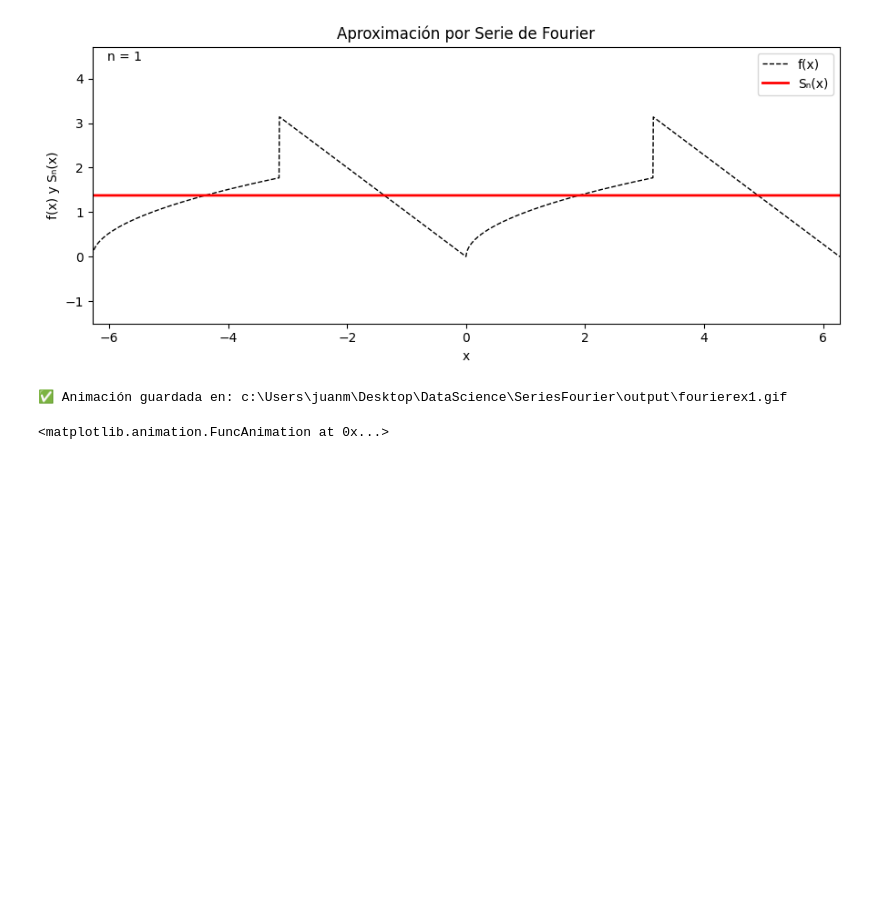
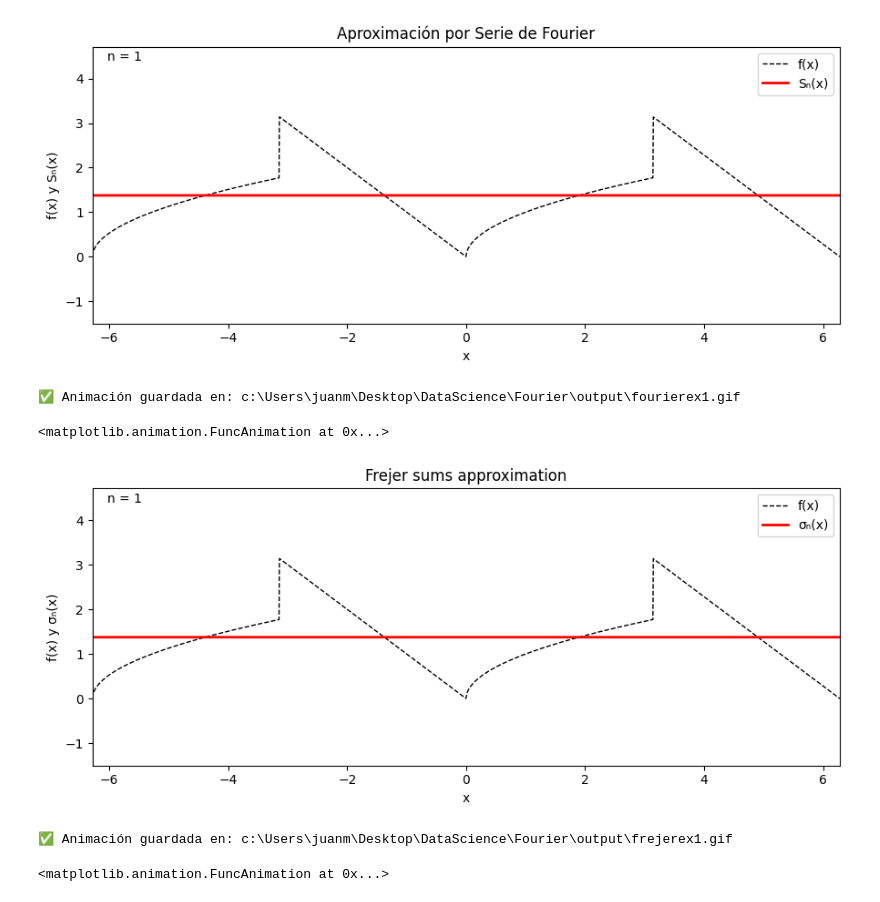
Before and after one commit to Juanmales115/FourierSeries, a Jupyter notebook: Example.ipynb, the cells around one changed output. Cells and saved outputs as stored; diff of their text form; code cells hidden in the pictures; blank space fills up the shorter version.

```diff
--- a/Example.ipynb
+++ b/Example.ipynb
@@ -5,13 +5,19 @@ import numpy as np
 def f_base(x):
     return np.where(x <= 0, np.abs(x), np.sqrt(x))
 def f(x):
-    return f_periodic(f_base, x)
+    return ff.f_periodic(f_base, x)
 
-animar_fourier(f, N_MAX=30, A=-2*np.pi, B=2*np.pi, filename="fourierex1.gif", fps=5)
+ff.animate_fourier(f, N_MAX=30, A=-2*np.pi, B=2*np.pi, filename="fourierex1.gif", fps=5)
 # %% [output]
 [figure]
-✅ Animación guardada en: c:\Users\juanm\Desktop\DataScience\SeriesFourier\output\fourierex1.gif
+✅ Animación guardada en: c:\Users\juanm\Desktop\DataScience\Fourier\output\fourierex1.gif
 <matplotlib.animation.FuncAnimation at 0x...>
+# %%
+ff.animate_frejer(f, N_MAX=30, A=-2*np.pi, B=2*np.pi, filename="frejerex1.gif", fps=5)
+# %% [output]
+[figure, added]
+✅ Animación guardada en: c:\Users\juanm\Desktop\DataScience\Fourier\output\frejerex1.gif
+<matplotlib.animation.FuncAnimation at 0x...>
 # %%
 def f_base(x):
     return np.where(x < 0, 1/x, np.log(x+0.001))
```
Also changed, not shown: parts of 5 cells of this notebook, 6 other files.
